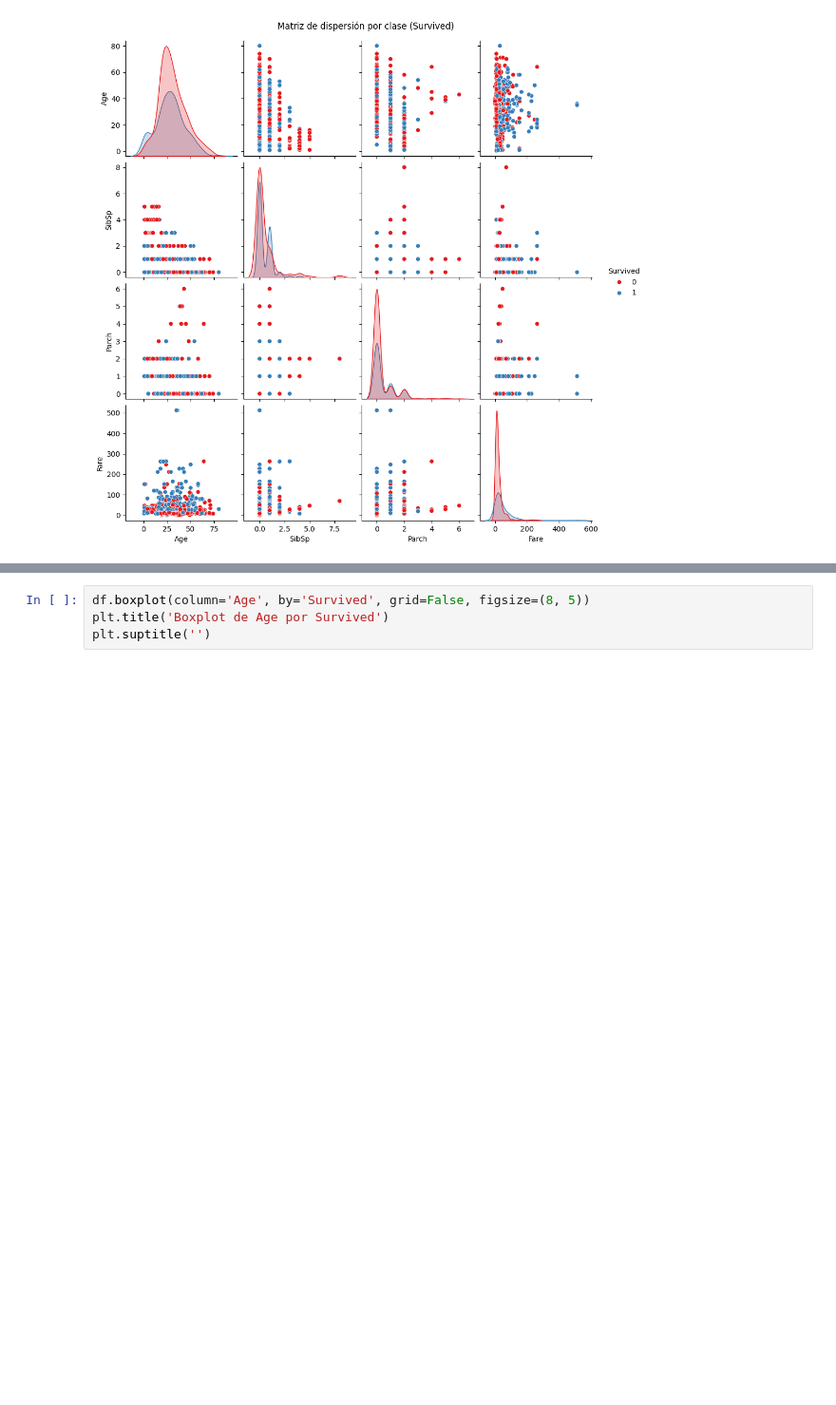
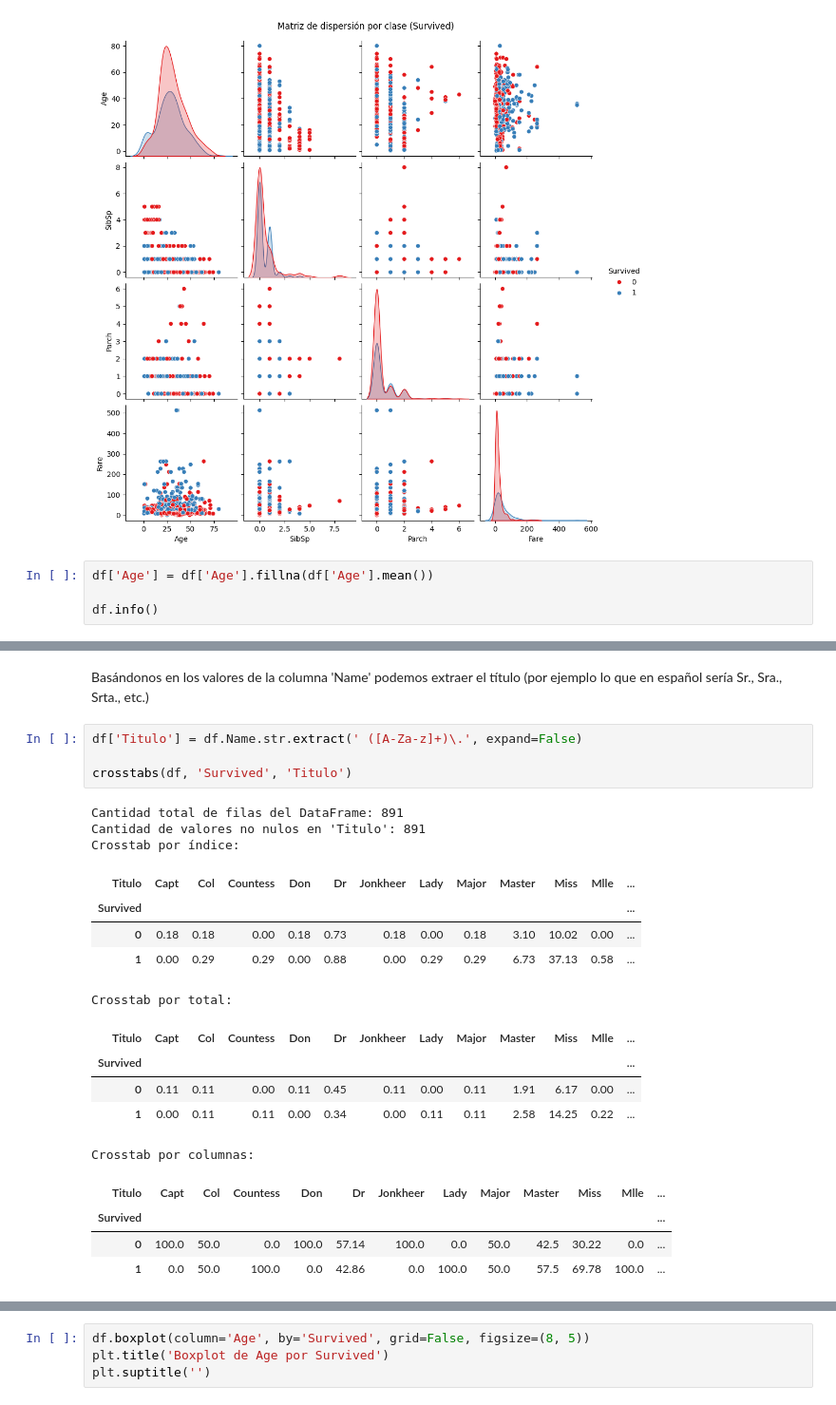
Before and after one commit to MartoBadi/TSCDIA-, a Jupyter notebook: Modelizado de Minería de Datos/tp_final/tp_final_clasificacion.ipynb, the cells around one changed output, grey strips where cells are left out. Shown at 95% size. Saved outputs shown, nothing was run; the diff lists cells and outputs as text; blank space fills up the shorter version.

```diff
--- a/Modelizado de Minería de Datos/tp_final/tp_final_clasificacion.ipynb
+++ b/Modelizado de Minería de Datos/tp_final/tp_final_clasificacion.ipynb
@@ -426,3 +461,7 @@ plt.suptitle('Matriz de dispersión por clase (Survived)', y=1.02)
 plt.show()
 # %% [output]
 [figure]
+# %%
+df['Age'] = df['Age'].fillna(df['Age'].mean())
+
+df.info()
@@ -428,0 +489,24 @@ plt.show()
+# %% [markdown]
+Basándonos en los valores de la columna 'Name' podemos extraer el título (por ejemplo lo que en español sería Sr., Sra., Srta., etc.)
+# %%
+df['Titulo'] = df.Name.str.extract(' ([A-Za-z]+)\.', expand=False)
+
+crosstabs(df, 'Survived', 'Titulo')
+# %% [output]
+Cantidad total de filas del DataFrame: 891
+Cantidad de valores no nulos en 'Titulo': 891
+Crosstab por índice:
+| Titulo | Capt | Col | Countess | Don | Dr | Jonkheer | Lady | Major | Master | Miss | Mlle | ... |
+| Survived |  |  |  |  |  |  |  |  |  |  |  | ... |
+| 0 | 0.18 | 0.18 | 0.00 | 0.18 | 0.73 | 0.18 | 0.00 | 0.18 | 3.10 | 10.02 | 0.00 | ... |
+| 1 | 0.00 | 0.29 | 0.29 | 0.00 | 0.88 | 0.00 | 0.29 | 0.29 | 6.73 | 37.13 | 0.58 | ... |
+Crosstab por total:
+| Titulo | Capt | Col | Countess | Don | Dr | Jonkheer | Lady | Major | Master | Miss | Mlle | ... |
+| Survived |  |  |  |  |  |  |  |  |  |  |  | ... |
+| 0 | 0.11 | 0.11 | 0.00 | 0.11 | 0.45 | 0.11 | 0.00 | 0.11 | 1.91 | 6.17 | 0.00 | ... |
+| 1 | 0.00 | 0.11 | 0.11 | 0.00 | 0.34 | 0.00 | 0.11 | 0.11 | 2.58 | 14.25 | 0.22 | ... |
+Crosstab por columnas:
+| Titulo | Capt | Col | Countess | Don | Dr | Jonkheer | Lady | Major | Master | Miss | Mlle | ... |
+| Survived |  |  |  |  |  |  |  |  |  |  |  | ... |
+| 0 | 100.0 | 50.0 | 0.0 | 100.0 | 57.14 | 100.0 | 0.0 | 50.0 | 42.5 | 30.22 | 0.0 | ... |
+| 1 | 0.0 | 50.0 | 100.0 | 0.0 | 42.86 | 0.0 | 100.0 | 50.0 | 57.5 | 69.78 | 100.0 | ... |
```
Also changed, not shown: parts of 9 cells of this notebook, 1 other file.
